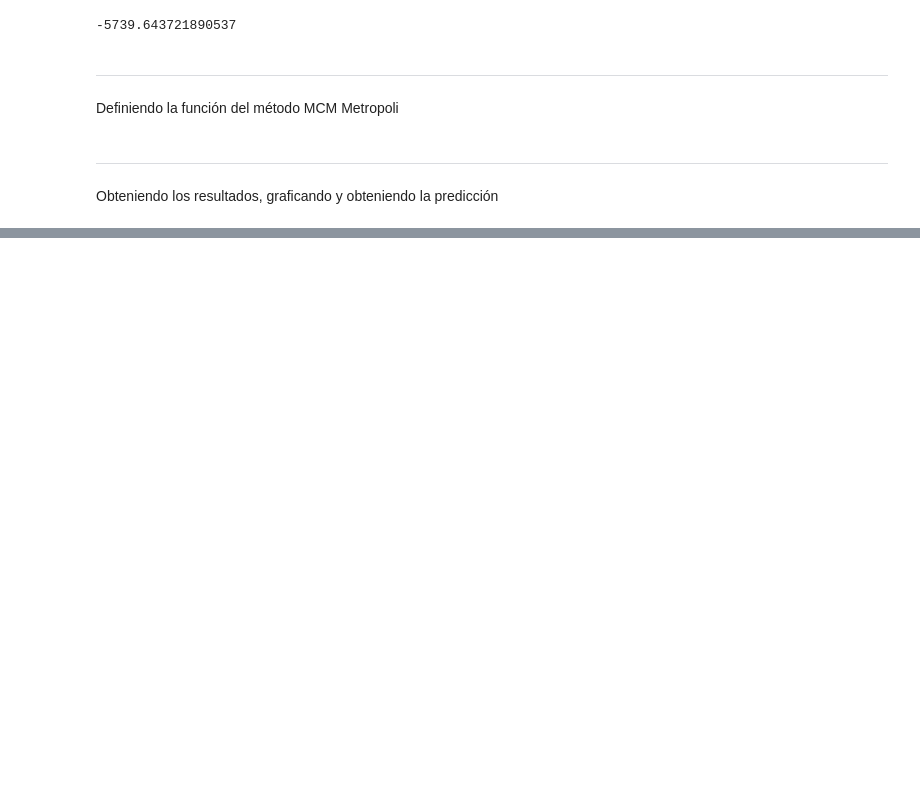
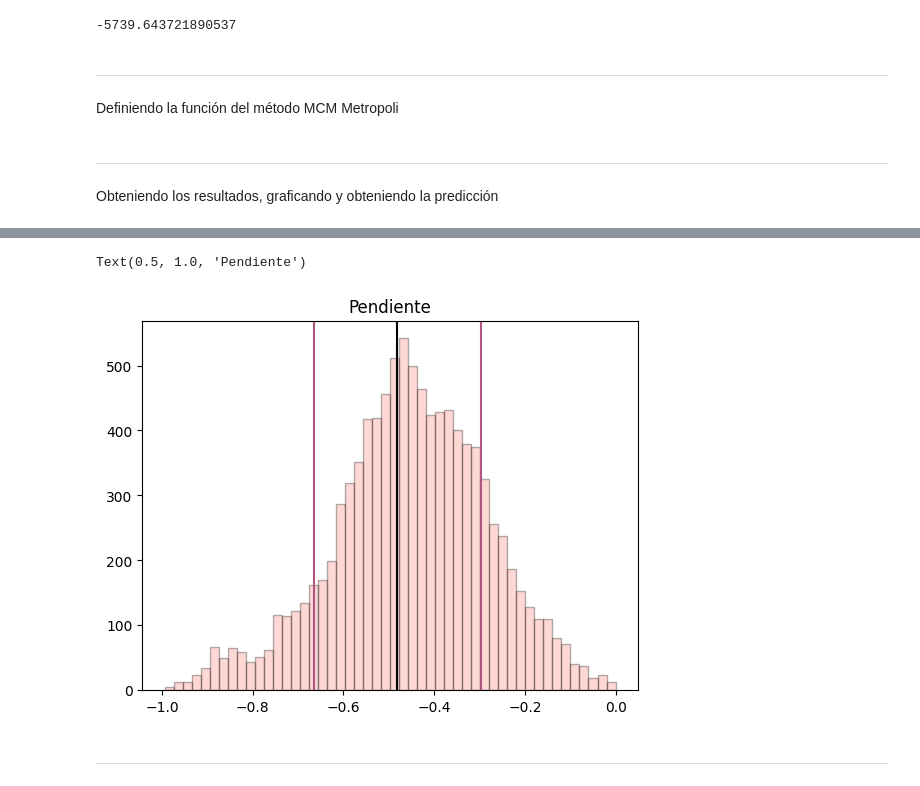
Before and after one commit to DCI-alxogm/ml2023-Isaias-Hernandez, a Jupyter notebook: Sep29-30/MCMC_Metropoli_30_08_23.ipynb, the cells around one changed output, grey strips where cells are left out. Cells and saved outputs as stored; diff of their text form; code cells hidden in the pictures; blank space fills up the shorter version.

```diff
--- a/Sep29-30/MCMC_Metropoli_30_08_23.ipynb
+++ b/Sep29-30/MCMC_Metropoli_30_08_23.ipynb
@@ -515,0 +339,12 @@ print(prediccion)
+# %%
+plt.hist(resultados2[:,1], bins=50, edgecolor="black", alpha=.3, color="#FA8072")
+#plt.hist(cadenas[0, :, 1], edgecolor="black", alpha=.3, bins=20)
+plt.axvline(prediccion[1], color="black")
+plt.axvline(prediccion[1]+np.sqrt(si[0,1]), color="#B15682")
+plt.axvline(prediccion[1]-np.sqrt(si[0,1]), color="#B15682")
+plt.title("Pendiente")
+# %% [output]
+Text(0.5, 1.0, 'Pendiente')
+[figure, added]
+# %% [markdown]
+-------------------------
```
Also changed, not shown: parts of 43 cells of this notebook.
